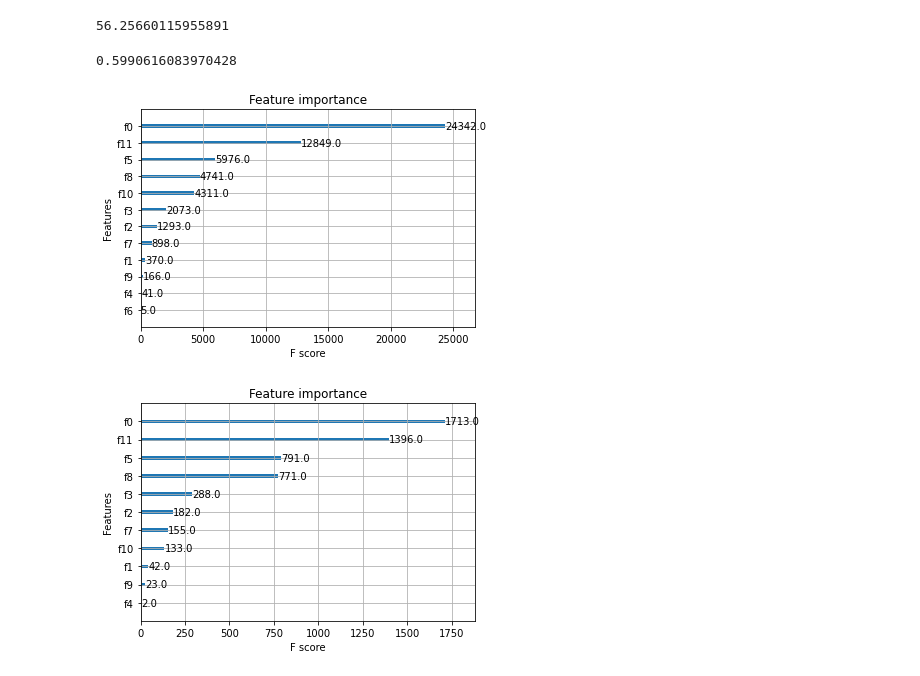
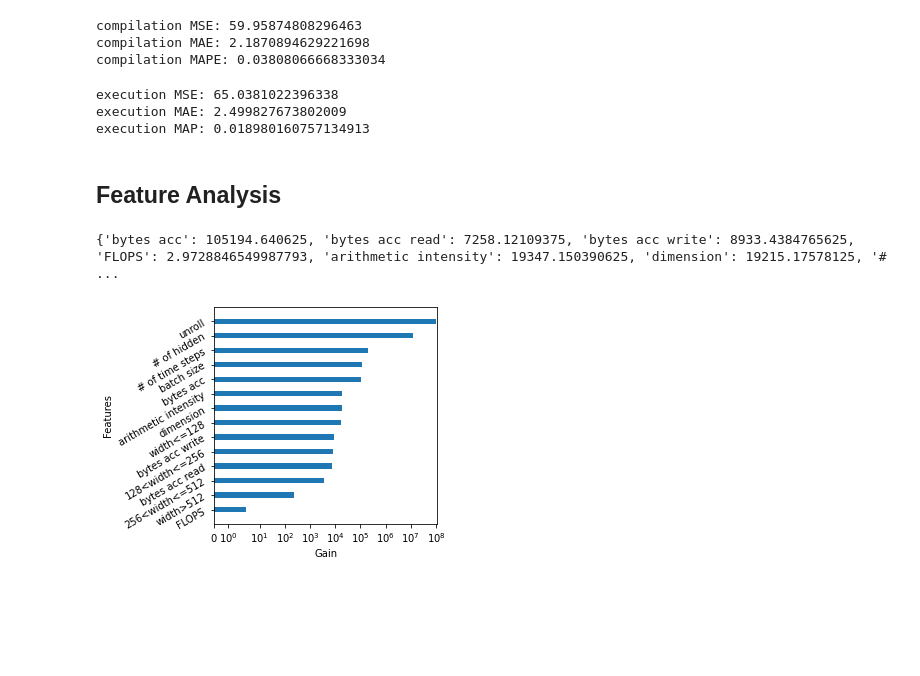
Before and after one commit to luweizheng/dynamic-unroll-nde, a Jupyter notebook: cost-model/xgb.ipynb, the cells around one changed output. Saved outputs shown, nothing was run; the diff lists cells and outputs as text; code cells hidden in the pictures; blank space fills up the shorter version.

```diff
--- a/cost-model/xgb.ipynb
+++ b/cost-model/xgb.ipynb
@@ -37,37 +47,60 @@ X_train, X_test, y_train, y_test = train_test_split(X, y,
 # %%
-compile_model = xgb.XGBRegressor(n_estimators=100,
+# model for compilation_time prediction
+compile_model = xgb.XGBRegressor(n_estimators=128,
                          learning_rate=0.05,
-                         max_depth=10,
+                         max_depth=16,
                          objective='reg:squarederror')
 compile_model.fit(X_train, y_train[:, 0])
 
-
-# 对测试集进行预测
-compile_ans = compile_model.predict(X_test)
-
-print(mean_squared_error(y_test[:, 0], compile_ans))
+# on test dataset
+compile_pred = compile_model.predict(X_test)
+compile_mse = mean_squared_error(y_test[:, 0], compile_pred)
+compile_mae = mean_absolute_error(y_test[:, 0], compile_pred)
+compile_mape = mean_absolute_percentage_error(y_test[:, 0], compile_pred)
+print(f"compilation MSE: {compile_mse}")
+print(f"compilation MAE: {compile_mae}")
+print(f"compilation MAPE: {compile_mape}")
 # %% [output]
-56.25660115955891
+compilation MSE: 59.95874808296463
+compilation MAE: 2.1870894629221698
+compilation MAPE: 0.03808066668333034
 # %%
-run_model = xgb.XGBRegressor(n_estimators=100,
+execution_model = xgb.XGBRegressor(n_estimators=128,
                          learning_rate=0.05,
                          max_depth=10,
                          objective='reg:squarederror')
-run_model.fit(X_train, y_train[:, 1])
+execution_model.fit(X_train, y_train[:, 1])
 
-run_ans = run_model.predict(X_test)
-print(mean_squared_error(y_test[:, 1], run_ans))
+execution_pred = execution_model.predict(X_test)
+execution_mse = mean_squared_error(y_test[:, 1], execution_pred)
+execution_mae = mean_absolute_error(y_test[:, 1], execution_pred)
+execution_mape = mean_absolute_percentage_error(y_test[:, 1], execution_pred)
+print(f"execution MSE: {execution_mse}")
+print(f"execution MAE: {execution_mae}")
+print(f"execution MAP: {execution_mape}")
 # %% [output]
-0.5990616083970428
+execution MSE: 65.0381022396338
+execution MAE: 2.499827673802009
+execution MAP: 0.018980160757134913
-# %%
-#  显示重要特征
-plot_importance(compile_model)
-plt.show()
-# %% [output]
-[figure, removed]
-# %%
-#  显示重要特征
-plot_importance(run_model)
-plt.show()
-# %% [output]
-[figure, removed]
+# %% [markdown]
+## Feature Analysis
+# %%
+compile_model.get_booster().feature_names = ["bytes acc", "bytes acc read",
+"bytes acc read", "bytes acc write", "FLOPS", "arithmetic intensity", "# of params", "dimension", "# of hidden",
+"width<=128", "128<width<=256", "256<width<=512", "width>512",
+"batch size", "# of time steps", "unroll"]
+
+print(compile_model.get_booster().get_score(importance_type='total_gain'))
+
+fig, ax = plt.subplots(figsize=(4, 4))
+
+plot_importance(compile_model, ax=ax,title=None, height=0.35, importance_type='total_gain', show_values=False, xlabel="Gain", grid=False)
+
+ax.set_xscale("symlog")
+ax.tick_params(labelrotation=30, axis='y', which='major')
+
+plt.savefig('./pics/compile_model.pdf', format='pdf', dpi=300, pad_inches = 0, bbox_inches='tight')
+plt.show()
+# %% [output]
+{'bytes acc': 105194.640625, 'bytes acc read': 7258.12109375, 'bytes acc write': 8933.4384765625, 'FLOPS': 2.9728846549987793, 'arithmetic intensity': 19347.150390625, 'dimension': 19215.17578125, '#  ...
+[figure, added]
```
Also changed, not shown: parts of 20 cells of this notebook, 8 other files.
